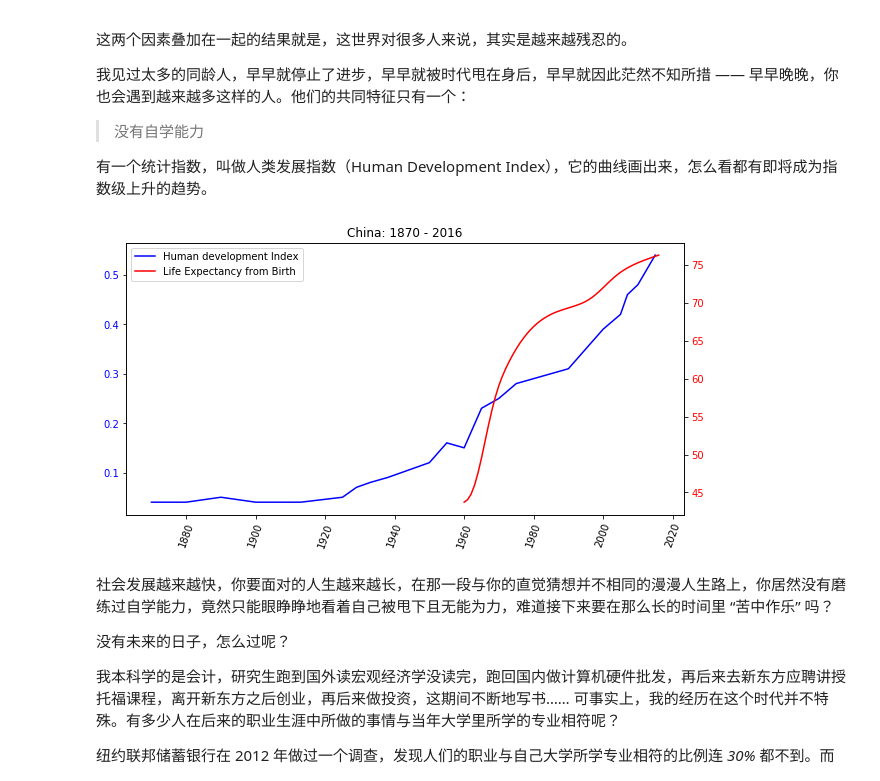
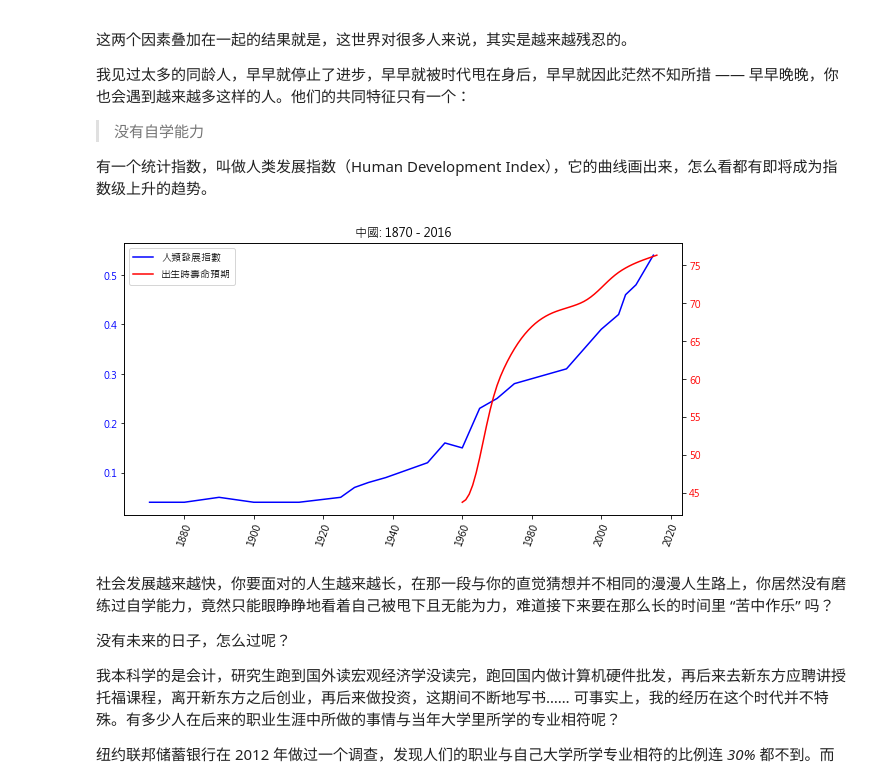
Before and after one commit to CHJohnLin/the-craft-of-selfteaching, a Jupyter notebook: Part.1.A.better.teachyourself.ipynb, the cells around one changed output. Cells and saved outputs as stored; diff of their text form; code cells hidden in the pictures.

```diff
--- a/Part.1.A.better.teachyourself.ipynb
+++ b/Part.1.A.better.teachyourself.ipynb
@@ -71,41 +71,54 @@ import matplotlib.pyplot as plt
 import numpy as np
 #plt.figure(figsize=(10, 5))
 
 lebdata = np.genfromtxt('life-expectancy-china-1960-2016.txt',
                         delimiter=',',
                         names=['x', 'y'])
 
 hdidata = np.genfromtxt('hdi-china-1870-2015.txt',
                         delimiter=',',
                         names=['x', 'y'])
 
 
 #plt.plot(hdidata['x'], hdidata['y'], label='Human development Index')
 #plt.tick_params(axis='x', rotation=70)
+""" scale not the same
+plt.plot(lebdata['x'], lebdata['y'], 'r-o', lw=2, ms=10, label='Human development Index')
+plt.plot(hdidata['x'], hdidata['y'], 'g-*', label='Life Expectancy from Birth')
+plt.legend()
+plt.show()
+"""
 
+# """v1 ok
 fig, ax1 = plt.subplots(figsize=(10,5))
-ax1.set_title('China: 1870 - 2016')
+ax1.set_title('中國: 1870 - 2016')
 ax2 = ax1.twinx()
 
-ax1.plot(hdidata['x'], hdidata['y'], 'b', label='Human development Index')
+ax1.plot(hdidata['x'], hdidata['y'], 'b')#, label='Human development Index')
 ax1.tick_params(axis='x', rotation=70)
 ax1.tick_params(axis='y', labelcolor = 'b')
-ax2.plot(lebdata['x'], lebdata['y'] , 'r' , label='Life Expectancy from Birth')
+ax2.plot(lebdata['x'], lebdata['y'] , 'r')# , label='Life Expectancy from Birth')
 ax2.tick_params(axis= 'y', labelcolor = 'r')
-line1, = plt.plot([],  label='Human development Index', color ='b')
-line2, = plt.plot([] ,  label='Life Expectancy from Birth', color ='r')
+label1 = '人類發展指數'#'Human development Index'
+label2 = '出生時壽命預期'#'Life Expectancy from Birth'
+line1, = plt.plot([],  label = label1, color ='b')
+line2, = plt.plot([] ,  label = label2, color ='r')
 plt.legend( handles = [line1, line2] )
 
-#plt.savefig('human-development-index-china-1870-2015.png', transparent=True)
+#中文與負號正常顯示
+plt.rcParams["font.sans-serif"] = "Microsoft JhengHei"
+plt.rcParams["axes.unicode_minus"] = False
+#存檔
+plt.savefig('human-development-index-china-1870-2015.png', transparent=True)
 plt.show()
-
+#"""
 # link:
 # https://ourworldindata.org/human-development-index
 
 # data from:
 # blob:https://ourworldindata.org/44b6da71-f79e-42ab-ab37-871e4bd256e9
 # %% [output]
-[figure, old version]
+[figure, new version]
 # %% [markdown]
 社会发展越来越快，你要面对的人生越来越长，在那一段与你的直觉猜想并不相同的漫漫人生路上，你居然没有磨练过自学能力，竟然只能眼睁睁地看着自己被甩下且无能为力，难道接下来要在那么长的时间里 “苦中作乐” 吗？
 
```
Also changed, not shown: 2 other files.
